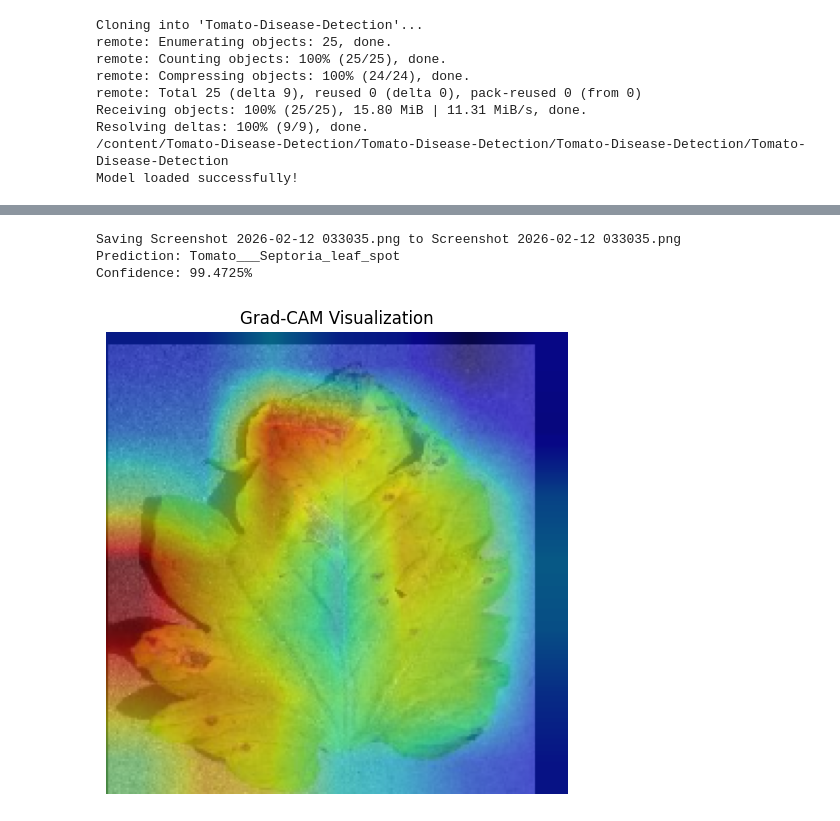
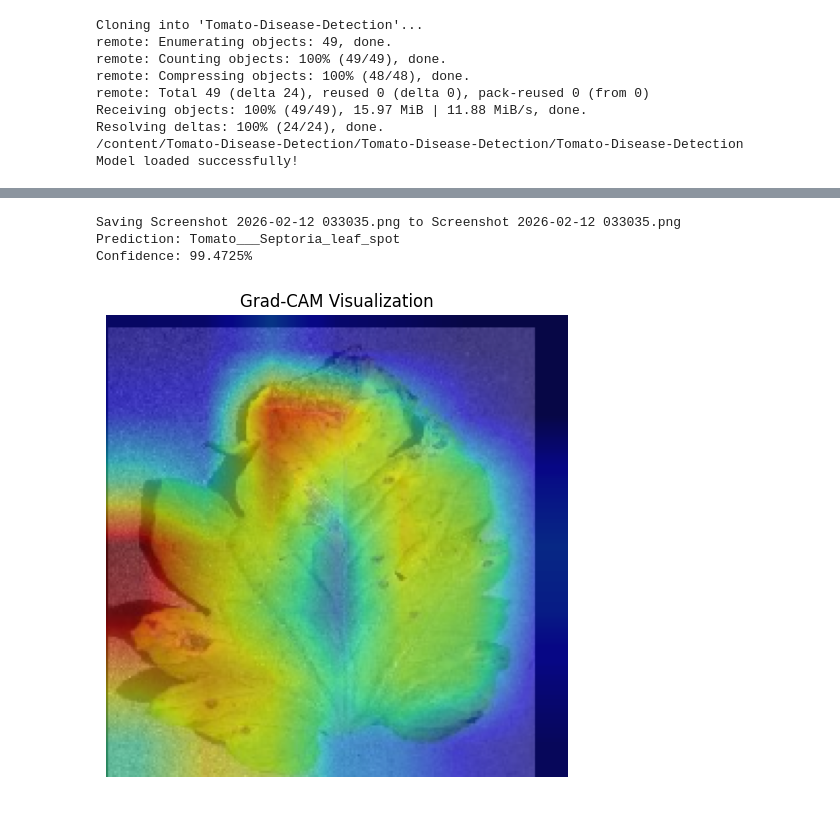
Before and after one commit to SharanyaKUMAR22/Tomato-Disease-Detection, a Jupyter notebook: Tomato_Disease_Detection.ipynb, the cells around one changed output, grey strips where cells are left out. Cells and saved outputs as stored; diff of their text form; code cells hidden in the pictures.

```diff
--- a/Tomato_Disease_Detection.ipynb
+++ b/Tomato_Disease_Detection.ipynb
@@ -5,6 +5,42 @@
 %cd Tomato-Disease-Detection
 
 import tensorflow as tf
+
+def make_gradcam_heatmap(img_array, model, last_conv_layer_name="top_conv"):
+
+    grad_model = tf.keras.models.Model(
+        inputs=model.inputs,
+        outputs=[
+            model.get_layer(last_conv_layer_name).output,
+            model.output
+        ]
+    )
+
+    with tf.GradientTape() as tape:
+
+        conv_outputs, predictions = grad_model(img_array)
+
+        predictions = predictions[0]
+
+        class_idx = tf.argmax(predictions[0])
+
+        loss = predictions[0][class_idx]
+
+    grads = tape.gradient(loss, conv_outputs)
+
+    pooled_grads = tf.reduce_mean(grads, axis=(0,1,2))
+
+    conv_outputs = conv_outputs[0]
+
+    heatmap = tf.reduce_sum(
+        conv_outputs * pooled_grads,
+        axis=-1
+    )
+
+    heatmap = tf.maximum(heatmap, 0)
+    heatmap = heatmap / (tf.reduce_max(heatmap) + 1e-8)
+
+    return heatmap.numpy()
 import json
 import warnings
 warnings.filterwarnings("ignore")
@@ -33,40 +69,44 @@ with open("class_names.json") as f:
 
     idx = np.argmax(preds[0])
     temperature = 2.0
     scaled_preds = tf.nn.softmax(tf.math.log(preds) / temperature)
     confidence = scaled_preds[0][idx] * 100
 
     print(f"Prediction: {class_names[idx]}")
     print(f"Confidence: {confidence:.4f}%")
-    from gradcam import make_gradcam_heatmap
+
     import matplotlib.pyplot as plt
     import cv2
 
     # Generate heatmap
-    heatmap = make_gradcam_heatmap(img_array, model, "top_conv")
+    heatmap = make_gradcam_heatmap(
+    img_array,
+    model,
+    "block7a_project_conv"
+)
 
     # Resize heatmap
     heatmap = cv2.resize(heatmap, (224, 224))
 
     # Display
     plt.figure(figsize=(6,6))
     plt.imshow(img)
     plt.imshow(heatmap, cmap="jet", alpha=0.5)
     plt.axis("off")
     plt.title("Grad-CAM Visualization")
     plt.show()
 # %% [output]
 Cloning into 'Tomato-Disease-Detection'...
-remote: Enumerating objects: 25, done.
-remote: Counting objects: 100% (25/25), done.
-remote: Compressing objects: 100% (24/24), done.
-remote: Total 25 (delta 9), reused 0 (delta 0), pack-reused 0 (from 0)
-Receiving objects: 100% (25/25), 15.80 MiB | 11.31 MiB/s, done.
-Resolving deltas: 100% (9/9), done.
-/content/Tomato-Disease-Detection/Tomato-Disease-Detection/Tomato-Disease-Detection/Tomato-Disease-Detection
+remote: Enumerating objects: 49, done.
+remote: Counting objects: 100% (49/49), done.
+remote: Compressing objects: 100% (48/48), done.
+remote: Total 49 (delta 24), reused 0 (delta 0), pack-reused 0 (from 0)
+Receiving objects: 100% (49/49), 15.97 MiB | 11.88 MiB/s, done.
+Resolving deltas: 100% (24/24), done.
+/content/Tomato-Disease-Detection/Tomato-Disease-Detection/Tomato-Disease-Detection
 Model loaded successfully!
 [interactive output not drawn]
 Saving Screenshot 2026-02-12 033035.png to Screenshot 2026-02-12 033035.png
 Prediction: Tomato___Septoria_leaf_spot
 Confidence: 99.4725%
-[figure, old version]
+[figure, new version]
```
